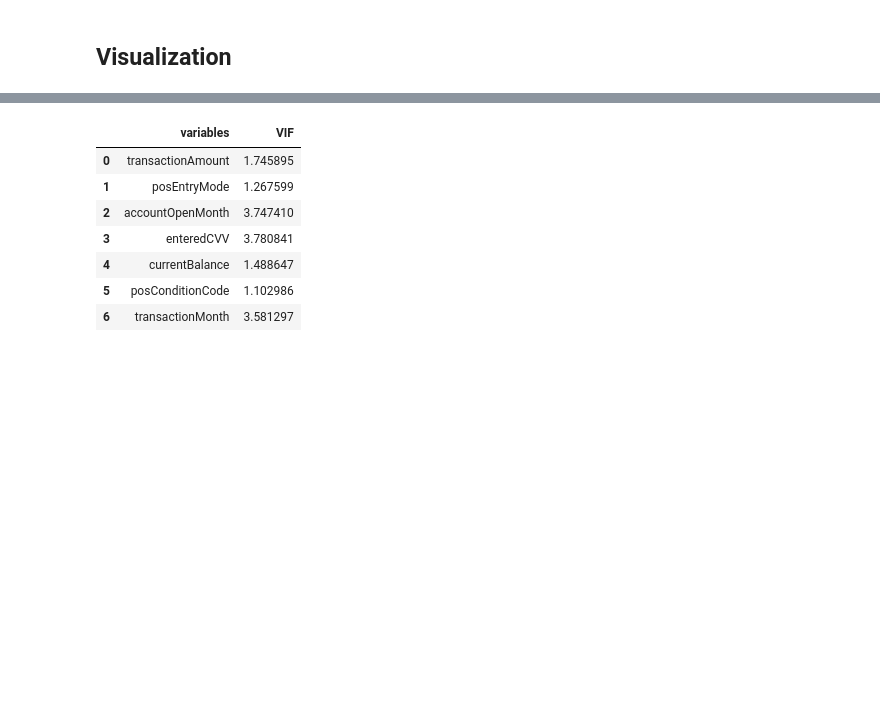
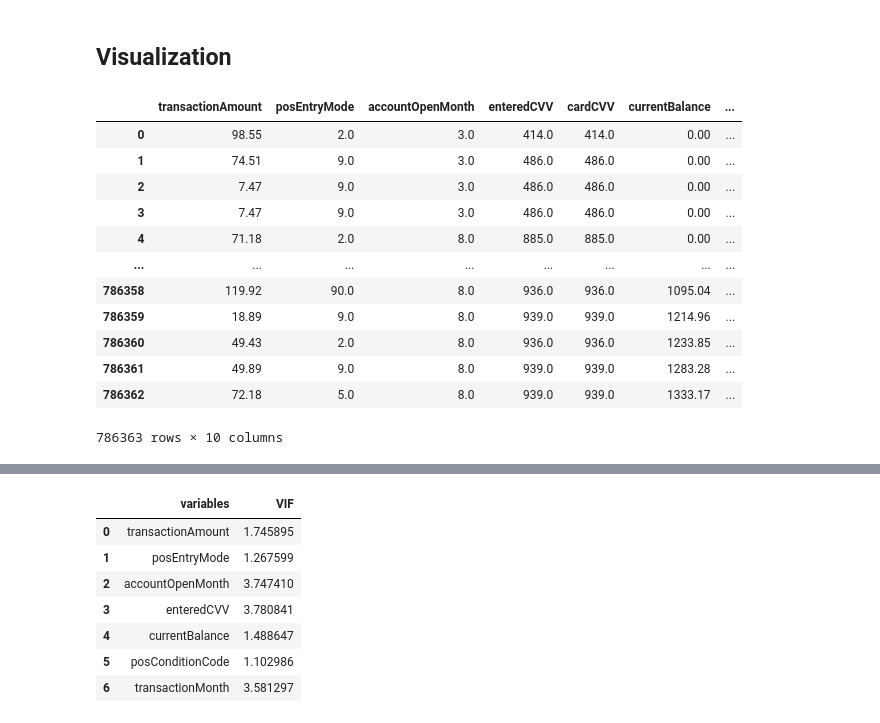
Before and after one commit to iam-niteshhh/Transaction_Fraud_Detection, a Jupyter notebook: Nemesis Internship.ipynb, the cells around one changed output, grey strips where cells are left out. Cells and saved outputs as stored; diff of their text form; code cells hidden in the pictures; blank space fills up the shorter version.

```diff
--- a/Nemesis Internship.ipynb
+++ b/Nemesis Internship.ipynb
@@ -286,6 +286,22 @@ c_i=SimpleImputer(strategy='constant',fill_value='Unknown')
 
 df_copy[numerical_column] = n_i.fit_transform(df_copy[numerical_column])
 df_copy[categorical_column] = c_i.fit_transform(df_copy[categorical_column])
+# %%
+df_copy[feature_columns].iloc[:,1:]
+# %% [output]
+|  | transactionAmount | posEntryMode | accountOpenMonth | enteredCVV | cardCVV | currentBalance | ... |
+| 0 | 98.55 | 2.0 | 3.0 | 414.0 | 414.0 | 0.00 | ... |
+| 1 | 74.51 | 9.0 | 3.0 | 486.0 | 486.0 | 0.00 | ... |
+| 2 | 7.47 | 9.0 | 3.0 | 486.0 | 486.0 | 0.00 | ... |
+| 3 | 7.47 | 9.0 | 3.0 | 486.0 | 486.0 | 0.00 | ... |
+| 4 | 71.18 | 2.0 | 8.0 | 885.0 | 885.0 | 0.00 | ... |
+| ... | ... | ... | ... | ... | ... | ... | ... |
+| 786358 | 119.92 | 90.0 | 8.0 | 936.0 | 936.0 | 1095.04 | ... |
+| 786359 | 18.89 | 9.0 | 8.0 | 939.0 | 939.0 | 1214.96 | ... |
+| 786360 | 49.43 | 2.0 | 8.0 | 936.0 | 936.0 | 1233.85 | ... |
+| 786361 | 49.89 | 9.0 | 8.0 | 939.0 | 939.0 | 1283.28 | ... |
+| 786362 | 72.18 | 5.0 | 8.0 | 939.0 | 939.0 | 1333.17 | ... |
+786363 rows × 10 columns
 # %%
 def calc_vif(X):
 
```
Also changed, not shown: parts of 12 cells of this notebook.
